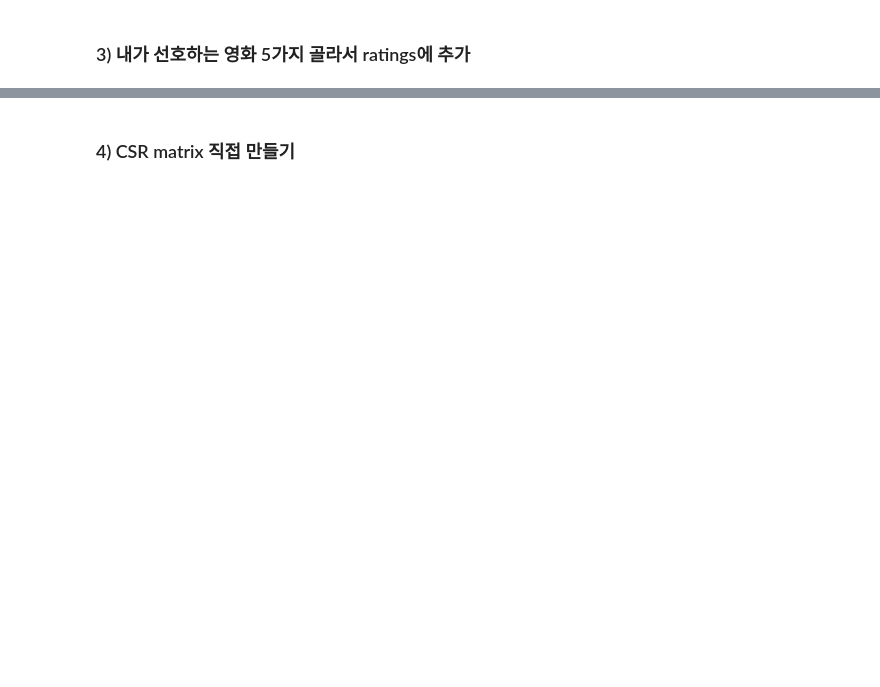
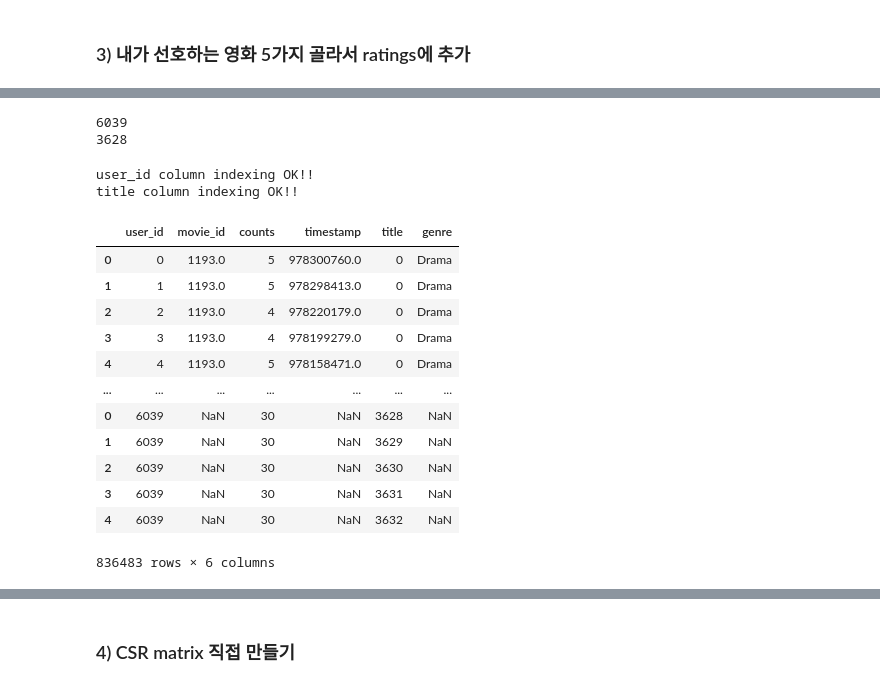
Before and after one commit to SimDrone/aiffel_explorations, a Jupyter notebook: exploration 14_아이유 팬이 좋아할만한 다른 아티스트 찾기.ipynb, the cells around one changed output, grey strips where cells are left out. Cells and saved outputs as stored; diff of their text form; code cells hidden in the pictures; blank space fills up the shorter version.

```diff
--- a/exploration 14_아이유 팬이 좋아할만한 다른 아티스트 찾기.ipynb
+++ b/exploration 14_아이유 팬이 좋아할만한 다른 아티스트 찾기.ipynb
@@ -250,0 +91,2 @@ ratings.head()
+# %%
+data = pd.merge(ratings, movies)
@@ -279,2 +143,12 @@ movie_count.sort_values(ascending=False).head(30)
 # %% [markdown]
 ### 3) 내가 선호하는 영화 5가지 골라서 ratings에 추가
+# %%
+my_favorite = ['Jurassic World (2015)' , 'Finding Nemo (2003)' ,'Finding Dory (2016)' ,'Up (2009)', 'A Simple Favor (2018)']
+
+# 'simdrone'이라는 user_id가 위 영화들을 30회씩 봤다고 가정하겠습니다.
+my_playlist = pd.DataFrame({'user_id': ['simdrone']*5, 'title': my_favorite, 'counts':[30]*5})
+
+if not data.isin({'user_id':['simdrone']})['user_id'].any():  # user_id에 'zimin'이라는 데이터가 없다면
+    data = data.append(my_playlist)                           # 위에 임의로 만든 my_favorite 데이터를 추가해 줍니다.
+
+data.tail(10)       # 잘 추가되었는지 확인해 봅시다.
@@ -280,0 +167,53 @@ movie_count.sort_values(ascending=False).head(30)
+# %%
+# 고유한 유저, 아티스트를 찾아내는 코드
+user_unique = data['user_id'].unique()
+title_unique = data['title'].unique()
+
+# 유저, 아티스트 indexing 하는 코드 idx는 index의 약자입니다.
+user_to_idx = {v:k for k,v in enumerate(user_unique)}
+title_to_idx = {v:k for k,v in enumerate(title_unique)}
+# %%
+# 인덱싱이 잘 되었는지 확인해 봅니다.
+print(user_to_idx['simdrone'])
+print(title_to_idx['Jurassic World (2015)'])
+# %% [output]
+6039
+3628
+# %%
+# indexing을 통해 데이터 컬럼 내 값을 바꾸는 코드
+# dictionary 자료형의 get 함수는 https://wikidocs.net/16 을 참고하세요.
+
+# user_to_idx.get을 통해 user_id 컬럼의 모든 값을 인덱싱한 Series를 구해 봅시다.
+# 혹시 정상적으로 인덱싱되지 않은 row가 있다면 인덱스가 NaN이 될 테니 dropna()로 제거합니다.
+temp_user_data = data['user_id'].map(user_to_idx.get).dropna()
+if len(temp_user_data) == len(data):   # 모든 row가 정상적으로 인덱싱되었다면
+    print('user_id column indexing OK!!')
+    data['user_id'] = temp_user_data   # data['user_id']을 인덱싱된 Series로 교체해 줍니다.
+else:
+    print('user_id column indexing Fail!!')
+
+# artist_to_idx을 통해 artist 컬럼도 동일한 방식으로 인덱싱해 줍니다.
+temp_title_data = data['title'].map(title_to_idx.get).dropna()
+if len(temp_title_data) == len(data):
+    print('title column indexing OK!!')
+    data['title'] = temp_title_data
+else:
+    print('title column indexing Fail!!')
+
+data
+# %% [output]
+user_id column indexing OK!!
+title column indexing OK!!
+|  | user_id | movie_id | counts | timestamp | title | genre |
+| 0 | 0 | 1193.0 | 5 | 978300760.0 | 0 | Drama |
+| 1 | 1 | 1193.0 | 5 | 978298413.0 | 0 | Drama |
+| 2 | 2 | 1193.0 | 4 | 978220179.0 | 0 | Drama |
+| 3 | 3 | 1193.0 | 4 | 978199279.0 | 0 | Drama |
+| 4 | 4 | 1193.0 | 5 | 978158471.0 | 0 | Drama |
+| ... | ... | ... | ... | ... | ... | ... |
+| 0 | 6039 | NaN | 30 | NaN | 3628 | NaN |
+| 1 | 6039 | NaN | 30 | NaN | 3629 | NaN |
+| 2 | 6039 | NaN | 30 | NaN | 3630 | NaN |
+| 3 | 6039 | NaN | 30 | NaN | 3631 | NaN |
+| 4 | 6039 | NaN | 30 | NaN | 3632 | NaN |
+836483 rows × 6 columns
```
Also changed, not shown: parts of 69 cells of this notebook.
